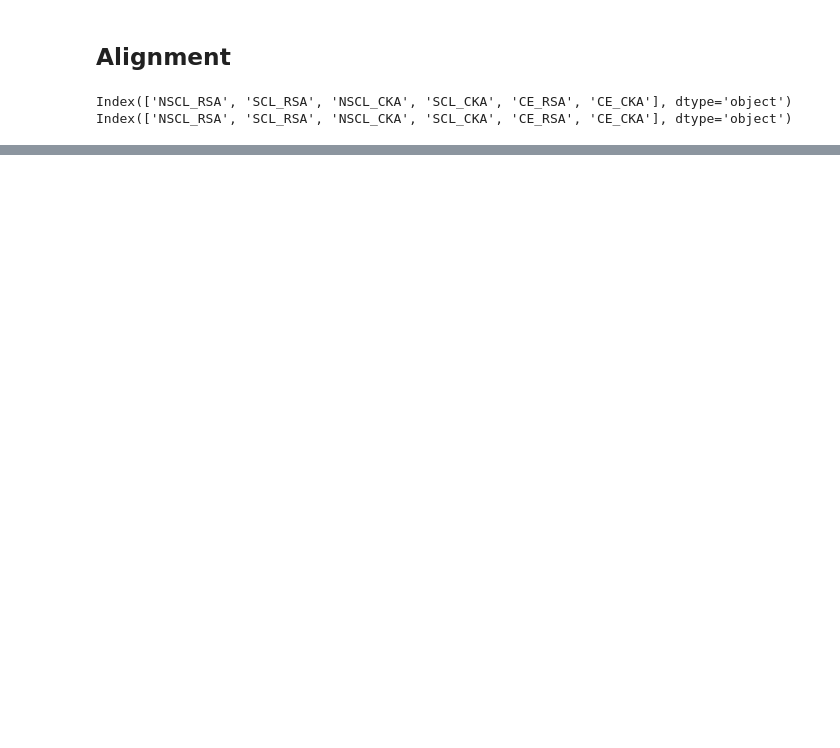
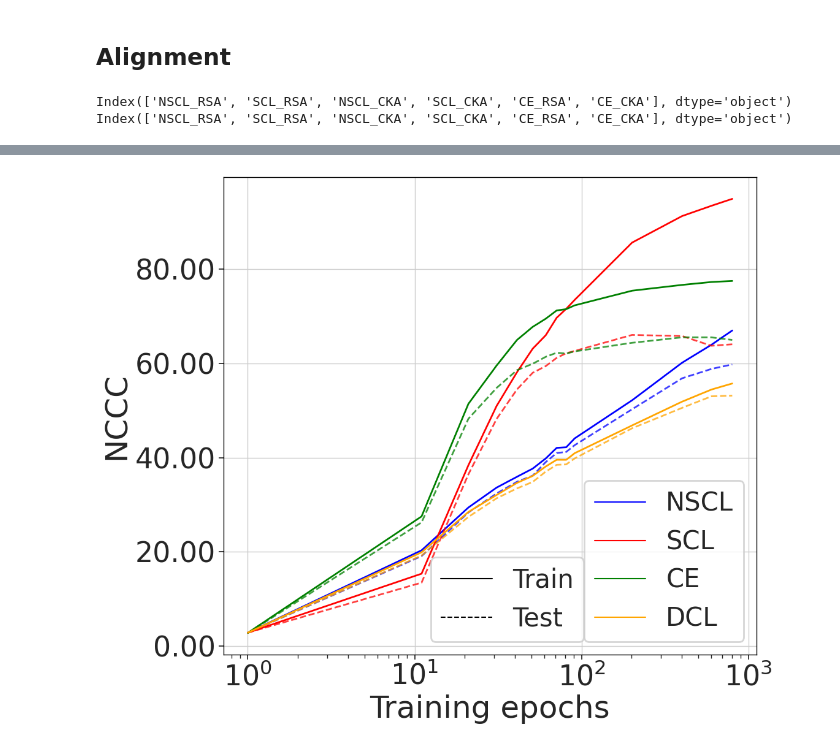
Before and after one commit to DLFundamentals/understanding-ssl-v2, a Jupyter notebook: notebooks/plots1.ipynb, the cells around one changed output, grey strips where cells are left out. Cells and saved outputs as stored; diff of their text form; code cells hidden in the pictures; blank space fills up the shorter version.

Commit message:
plotting code

```diff
--- a/notebooks/plots1.ipynb
+++ b/notebooks/plots1.ipynb
@@ -119,0 +126,14 @@ plot_xy(test_df['NSCL_CKA'].values, test_df['NSCL_CKA'].values,
+# %%
+from collections import defaultdict
+
+supervisions = ['dcl', 'nscl', 'scl', 'ce']
+ncccs = defaultdict(dict)
+epochs = None
+for sup in supervisions:
+    log_file = f'../results/{dataset}/nccc/{sup}_nccc.csv'
+    df = pd.read_csv(log_file, index_col='Epoch')
+    ncccs[sup]['train'] = df['NCCC Train'].values
+    ncccs[sup]['test'] = df['NCCC Test'].values
+
+    if epochs is None:
+        epochs = df.index
@@ -119,0 +227,10 @@ plot_xy(test_df['NSCL_CKA'].values, test_df['NSCL_CKA'].values,
+# %%
+plot_xy(ncccs['dcl']['train'], ncccs['dcl']['test'],
+        ncccs['nscl']['train'], ncccs['nscl']['test'],
+        ncccs['scl']['train'], ncccs['scl']['test'],
+        ncccs['ce']['train'], ncccs['ce']['test'],
+        epochs=epochs,
+        y_label='NCCC',
+        output_path=f'../figures/nccc/{dataset}_nccc_plot.pdf')
+# %% [output]
+[figure, added]
```
Also changed, not shown: parts of 9 cells of this notebook.
